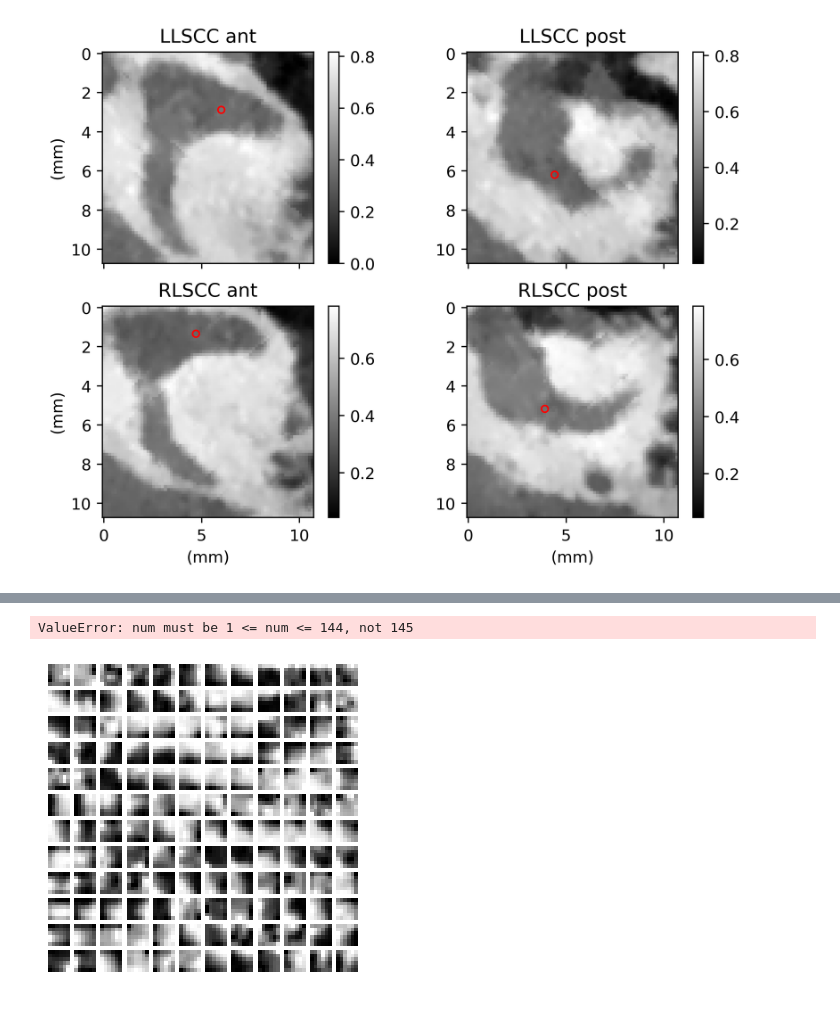
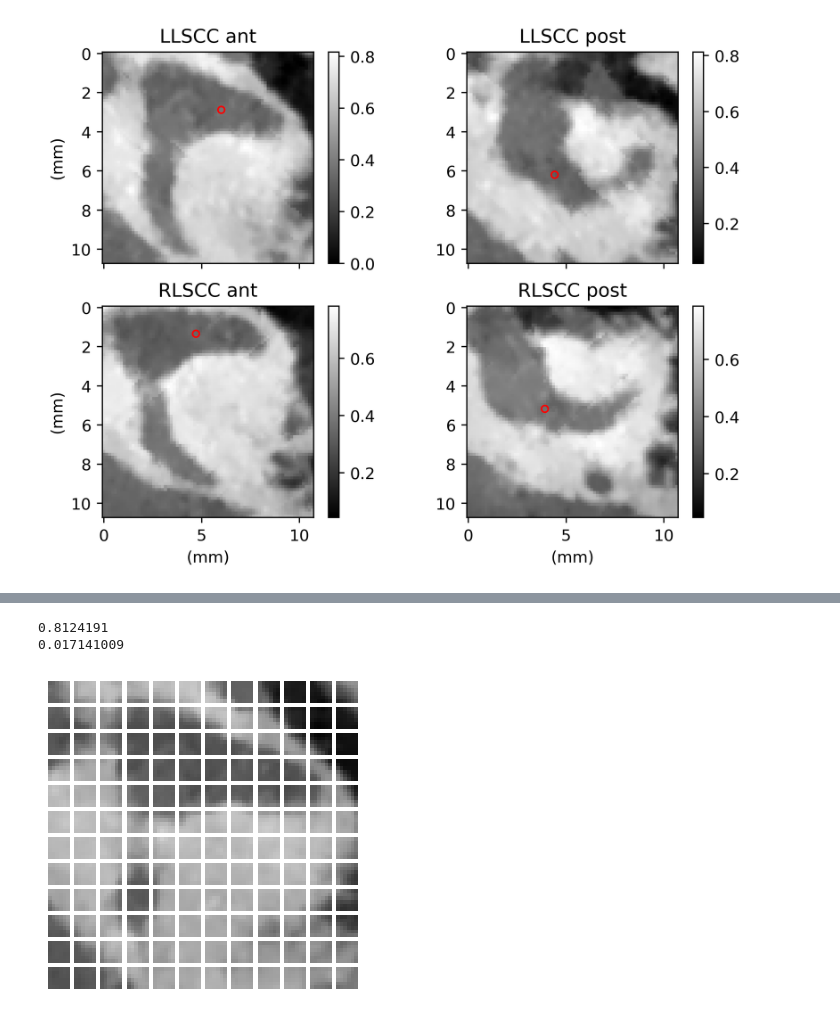
Before and after one commit to acherking/CT-MRI_LandmarkDetection, a Jupyter notebook: Preparation/vision_transformer_model.ipynb, the cells around one changed output, grey strips where cells are left out. Saved outputs shown, nothing was run; the diff lists cells and outputs as text; code cells hidden in the pictures.

```diff
--- a/Preparation/vision_transformer_model.ipynb
+++ b/Preparation/vision_transformer_model.ipynb
@@ -280,12 +293,21 @@ patches_one_sli = patches_sli[:, :, 0, :]
+# %%
+patches_sli = patches[:, :, :, 5, :]
+patches_sli = np.reshape(patches_sli, (2, 12, 12, 6, 6, 4))
+patches_one_sli = patches_sli[:, :, :, :, :, 3]
+patches_show = tf.reshape(patches_one_sli, (2, 144, 36))
+
+print(np.max(patches_show[0]))
+print(np.min(patches_show[0]))
+# %% [output]
+0.8124191
+0.017141009
 # %%
-n = int(np.sqrt(patches_one_sli.shape[1]))
+n = 12
 plt.figure(figsize=(4, 4))
-for i, patch in enumerate(patches[0]):
+for i, patch in enumerate(patches_show[0]):
     ax = plt.subplot(n, n, i + 1)
-    patch_img = tf.reshape(patch, (6, 6, 4, 1))
-    patch_img_sli = patch_img[:,:,0,:]
-    plt.imshow(patch_img_sli.numpy())
+    patch_img = tf.reshape(patch, (6, 6, 1))
+    plt.imshow(patch_img.numpy(), cmap='gray', vmin=0, vmax=1)
     plt.axis("off")
 # %% [output]
-ValueError: num must be 1 <= num <= 144, not 145
-[figure, old version]
+[figure, new version]
```
Also changed, not shown: parts of 10 cells of this notebook, 2 other files.
